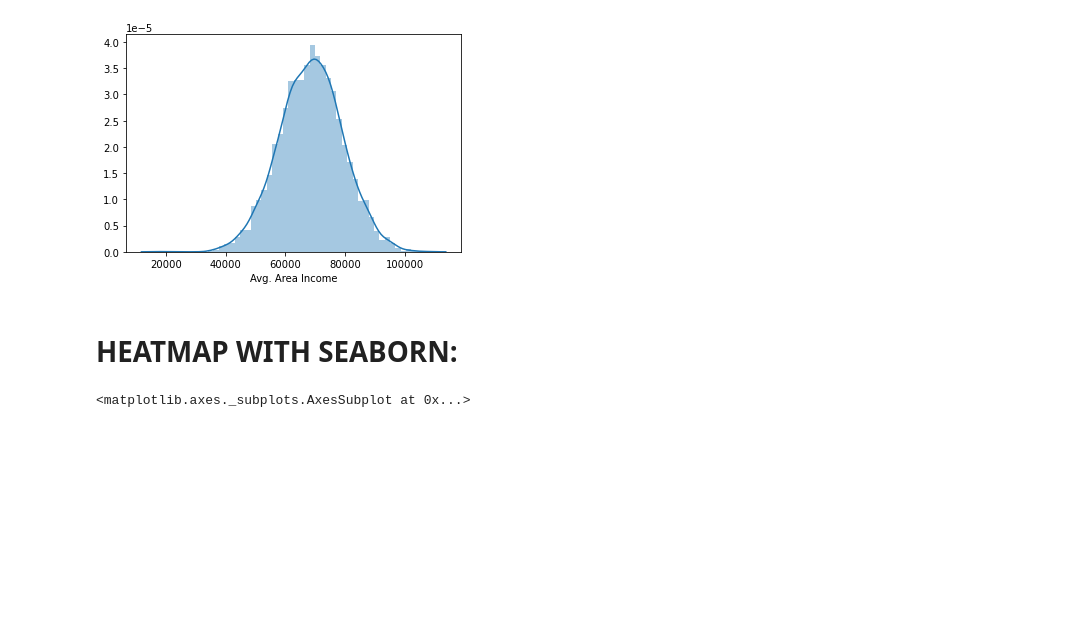
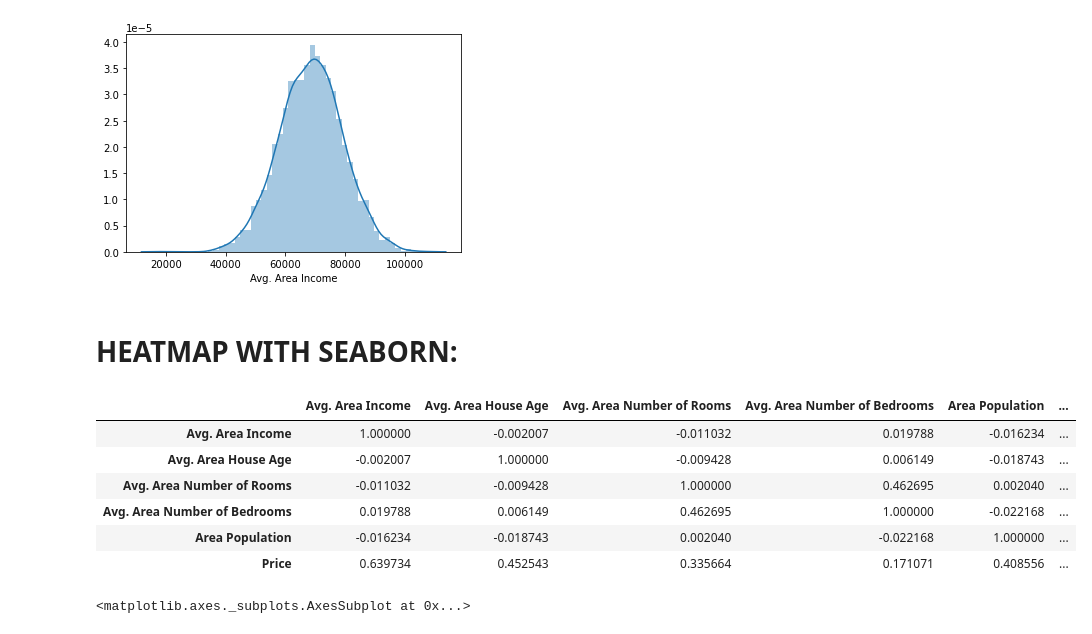
Before and after one commit to roblivesinottawa/data_science_machine_learning_python, a Jupyter notebook: 11-Linear-Regression/04-Template.ipynb, the cells around one changed output. Cells and saved outputs as stored; diff of their text form; code cells hidden in the pictures; blank space fills up the shorter version.

```diff
--- a/11-Linear-Regression/04-Template.ipynb
+++ b/11-Linear-Regression/04-Template.ipynb
@@ -128,6 +132,16 @@ sns.distplot(usa_housing['Avg. Area Income'])
 [figure]
 # %% [markdown]
 # HEATMAP WITH SEABORN:
+# %%
+usa_housing.corr()
+# %% [output]
+|  | Avg. Area Income | Avg. Area House Age | Avg. Area Number of Rooms | Avg. Area Number of Bedrooms | Area Population | ... |
+| Avg. Area Income | 1.000000 | -0.002007 | -0.011032 | 0.019788 | -0.016234 | ... |
+| Avg. Area House Age | -0.002007 | 1.000000 | -0.009428 | 0.006149 | -0.018743 | ... |
+| Avg. Area Number of Rooms | -0.011032 | -0.009428 | 1.000000 | 0.462695 | 0.002040 | ... |
+| Avg. Area Number of Bedrooms | 0.019788 | 0.006149 | 0.462695 | 1.000000 | -0.022168 | ... |
+| Area Population | -0.016234 | -0.018743 | 0.002040 | -0.022168 | 1.000000 | ... |
+| Price | 0.639734 | 0.452543 | 0.335664 | 0.171071 | 0.408556 | ... |
 # %%
 # heatmap to check the correlation
 sns.heatmap(usa_housing.corr())
```
Also changed, not shown: parts of 24 cells of this notebook.
